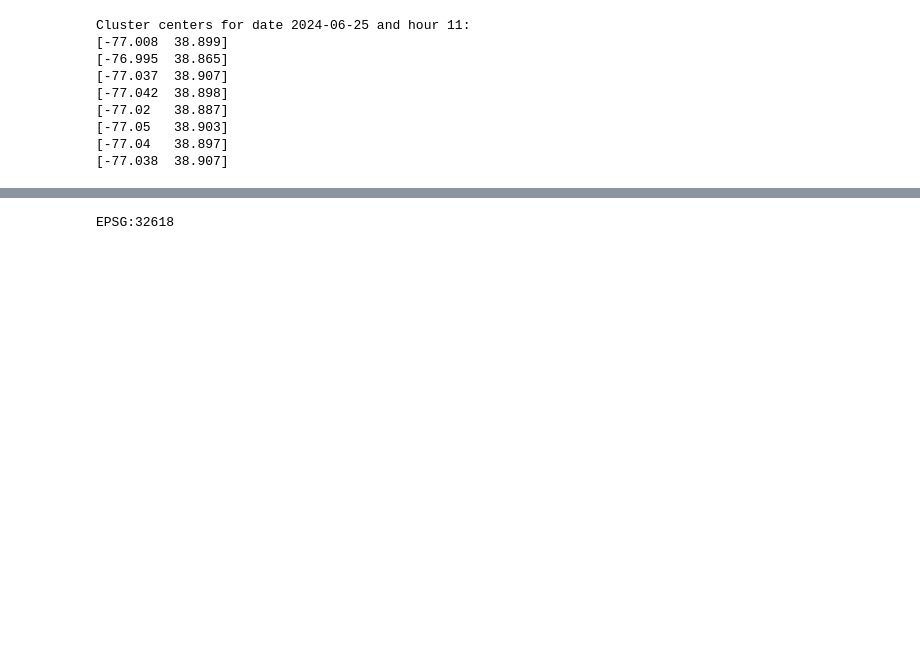
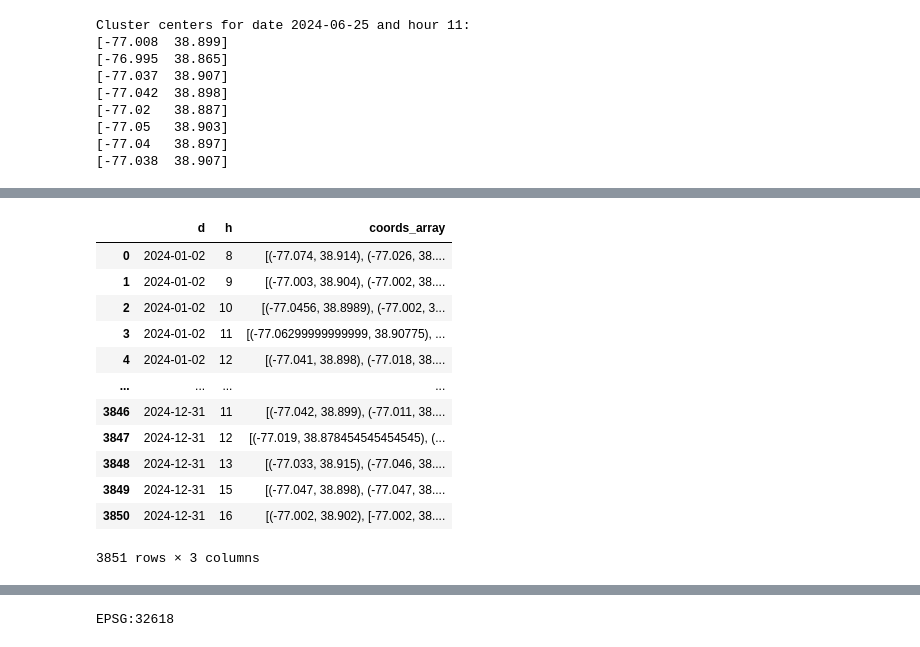
Before and after one commit to reedmarkham/meter-made, a Jupyter notebook: meter_made.ipynb, the cells around one changed output, grey strips where cells are left out. Cells and saved outputs as stored; diff of their text form; code cells hidden in the pictures; blank space fills up the shorter version.

```diff
--- a/meter_made.ipynb
+++ b/meter_made.ipynb
@@ -431,0 +420,5 @@ Streaming output truncated to the last 5000 lines.
+# %%
+# Group by (d, h) and count the number of coordinate pairs
+coordinate_counts = cluster_centers_df.groupby(['d', 'h']).count().reset_index()
+filtered_df = coordinate_counts[coordinate_counts.cluster_x < 6][['d', 'h']]
+display(filtered_df)
@@ -431,0 +457,42 @@ Streaming output truncated to the last 5000 lines.
+# %%
+def pad_coords_array(coords_array):
+  """Pads the coords_array to 6 members with the average of the original members.
+
+  Args:
+    coords_array: A list of coordinate tuples.
+
+  Returns:
+    A list of coordinate tuples with 6 members.
+  """
+
+  if not isinstance(coords_array, list) or len(coords_array) == 0:
+    return [[0,0]] * 6
+
+  num_coords = len(coords_array)
+  if num_coords >= 6:
+    return coords_array[:6]
+  else:
+    avg_x = np.mean([coord[0] for coord in coords_array])
+    avg_y = np.mean([coord[1] for coord in coords_array])
+    padded_array = coords_array + [[avg_x, avg_y]] * (6 - num_coords)
+    return padded_array
+
+filtered_df = cluster_centers_df[cluster_centers_df.d.isin(filtered_df.d) & cluster_centers_df.h.isin(filtered_df.h)]
+filtered_df['cluster_coords'] = list(zip(filtered_df.cluster_x, filtered_df.cluster_y))
+filtered_df = filtered_df.groupby(['d', 'h'])['cluster_coords'].apply(list).reset_index(name='coords_array')
+filtered_df['coords_array'] = filtered_df['coords_array'].apply(pad_coords_array)
+display(filtered_df)
+# %% [output]
+|  | d | h | coords_array |
+| 0 | 2024-01-02 | 8 | [(-77.074, 38.914), (-77.026, 38.... |
+| 1 | 2024-01-02 | 9 | [(-77.003, 38.904), (-77.002, 38.... |
+| 2 | 2024-01-02 | 10 | [(-77.0456, 38.8989), (-77.002, 3... |
+| 3 | 2024-01-02 | 11 | [(-77.06299999999999, 38.90775), ... |
+| 4 | 2024-01-02 | 12 | [(-77.041, 38.898), (-77.018, 38.... |
+| ... | ... | ... | ... |
+| 3846 | 2024-12-31 | 11 | [(-77.042, 38.899), (-77.011, 38.... |
+| 3847 | 2024-12-31 | 12 | [(-77.019, 38.878454545454545), (... |
+| 3848 | 2024-12-31 | 13 | [(-77.033, 38.915), (-77.046, 38.... |
+| 3849 | 2024-12-31 | 15 | [(-77.047, 38.898), (-77.047, 38.... |
+| 3850 | 2024-12-31 | 16 | [(-77.002, 38.902), [-77.002, 38.... |
+3851 rows × 3 columns
```
Also changed, not shown: parts of 13 cells of this notebook.
